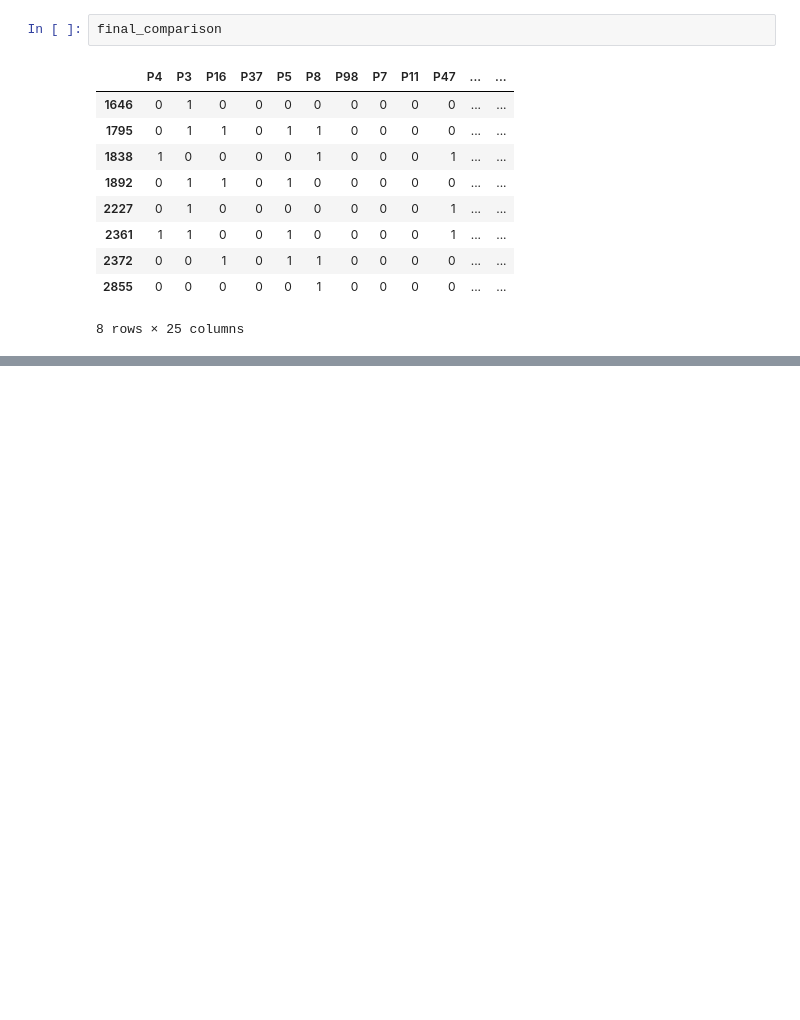
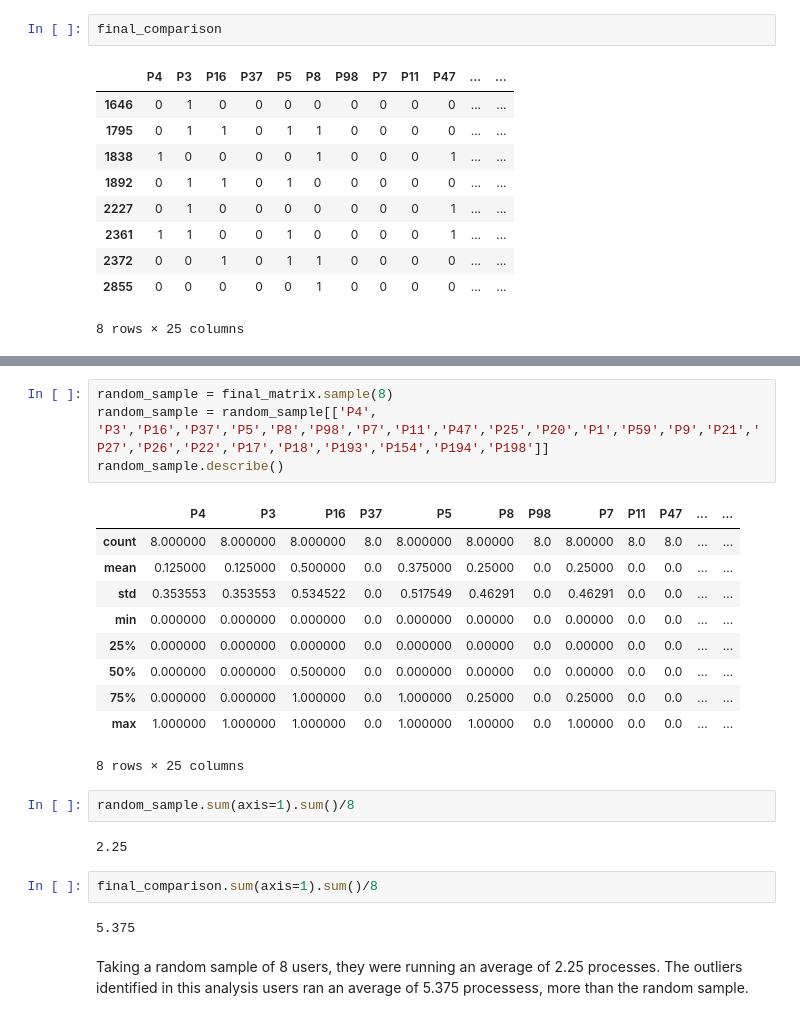
Before and after one commit to perlgirl2002/Capstone, a Jupyter notebook: Capstone_2.ipynb, the cells around one changed output, grey strips where cells are left out. Saved outputs shown, nothing was run; the diff lists cells and outputs as text; blank space fills up the shorter version.

```diff
--- a/Capstone_2.ipynb
+++ b/Capstone_2.ipynb
@@ -295,0 +253,25 @@ You can see from the graph above that these process lines are very different, an
+# %%
+random_sample = final_matrix.sample(8)
+random_sample = random_sample[['P4', 'P3','P16','P37','P5','P8','P98','P7','P11','P47','P25','P20','P1','P59','P9','P21','P27','P26','P22','P17','P18','P193','P154','P194','P198']]
+random_sample.describe()
+# %% [output]
+|  | P4 | P3 | P16 | P37 | P5 | P8 | P98 | P7 | P11 | P47 | ... | ... |
+| count | 8.000000 | 8.000000 | 8.000000 | 8.0 | 8.000000 | 8.00000 | 8.0 | 8.00000 | 8.0 | 8.0 | ... | ... |
+| mean | 0.125000 | 0.125000 | 0.500000 | 0.0 | 0.375000 | 0.25000 | 0.0 | 0.25000 | 0.0 | 0.0 | ... | ... |
+| std | 0.353553 | 0.353553 | 0.534522 | 0.0 | 0.517549 | 0.46291 | 0.0 | 0.46291 | 0.0 | 0.0 | ... | ... |
+| min | 0.000000 | 0.000000 | 0.000000 | 0.0 | 0.000000 | 0.00000 | 0.0 | 0.00000 | 0.0 | 0.0 | ... | ... |
+| 25% | 0.000000 | 0.000000 | 0.000000 | 0.0 | 0.000000 | 0.00000 | 0.0 | 0.00000 | 0.0 | 0.0 | ... | ... |
+| 50% | 0.000000 | 0.000000 | 0.500000 | 0.0 | 0.000000 | 0.00000 | 0.0 | 0.00000 | 0.0 | 0.0 | ... | ... |
+| 75% | 0.000000 | 0.000000 | 1.000000 | 0.0 | 1.000000 | 0.25000 | 0.0 | 0.25000 | 0.0 | 0.0 | ... | ... |
+| max | 1.000000 | 1.000000 | 1.000000 | 0.0 | 1.000000 | 1.00000 | 0.0 | 1.00000 | 0.0 | 0.0 | ... | ... |
+8 rows × 25 columns
+# %%
+random_sample.sum(axis=1).sum()/8
+# %% [output]
+2.25
+# %%
+final_comparison.sum(axis=1).sum()/8
+# %% [output]
+5.375
+# %% [markdown]
+Taking a random sample of 8 users, they were running an average of 2.25 processes.  The outliers identified in this analysis users ran an average of 5.375 processess, more than the random sample.
```
Also changed, not shown: parts of 8 cells of this notebook.
